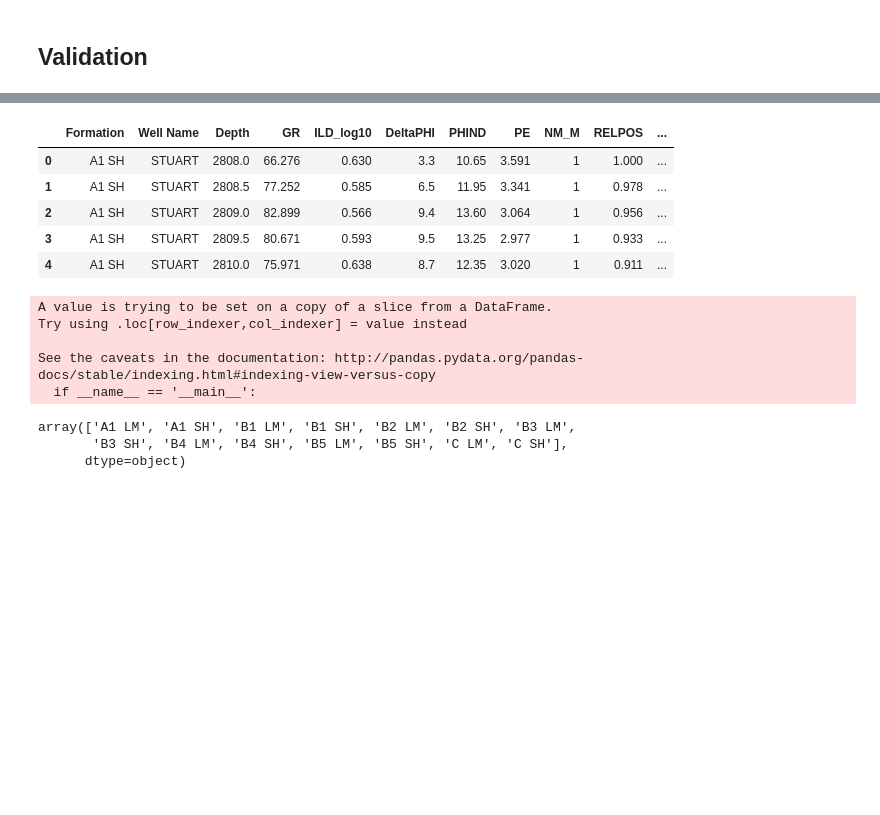
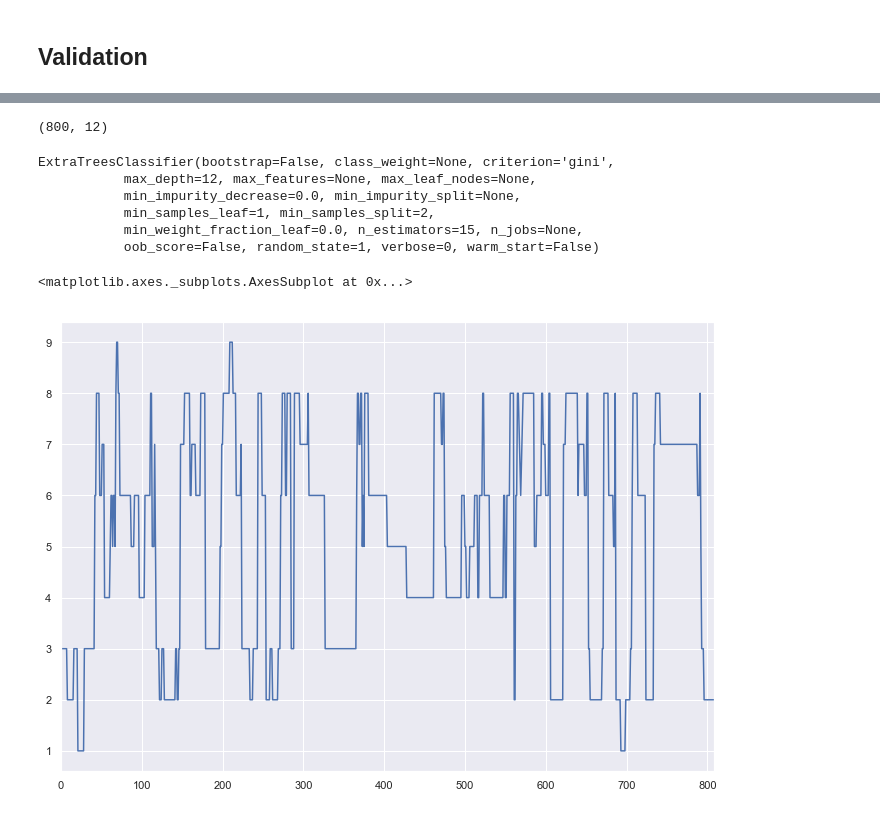
Before and after one commit to nshea3/SEG_Facies_Classification, a Jupyter notebook: welllogs.ipynb, the cells around one changed output, grey strips where cells are left out. Drawn from its saved outputs; the diff is of its cells as text; code cells hidden in the pictures; blank space fills up the shorter version.

```diff
--- a/welllogs.ipynb
+++ b/welllogs.ipynb
@@ -318,33 +307,30 @@ Index(['Formation', 'Well Name', 'Depth', 'GR', 'ILD_log10', 'DeltaPHI',
-# %%
-validation_data_all.head()
-# %% [output]
-|  | Formation | Well Name | Depth | GR | ILD_log10 | DeltaPHI | PHIND | PE | NM_M | RELPOS | ... |
-| 0 | A1 SH | STUART | 2808.0 | 66.276 | 0.630 | 3.3 | 10.65 | 3.591 | 1 | 1.000 | ... |
-| 1 | A1 SH | STUART | 2808.5 | 77.252 | 0.585 | 6.5 | 11.95 | 3.341 | 1 | 0.978 | ... |
-| 2 | A1 SH | STUART | 2809.0 | 82.899 | 0.566 | 9.4 | 13.60 | 3.064 | 1 | 0.956 | ... |
-| 3 | A1 SH | STUART | 2809.5 | 80.671 | 0.593 | 9.5 | 13.25 | 2.977 | 1 | 0.933 | ... |
-| 4 | A1 SH | STUART | 2810.0 | 75.971 | 0.638 | 8.7 | 12.35 | 3.020 | 1 | 0.911 | ... |
+# %%
+validation_data_all = validation_data_all[validation_data_all['LithCode'] < 10]
+validation_data_all.shape
+# %% [output]
+(800, 12)
 # %%
-
-
-validation_x = validation_data_all[[ 'GR', 'ILD_log10', 'DeltaPHI', 'PHIND', 'PE', 'NM_M','RELPOS', 'Formation', 'Depth']]
+validation_x = validation_data_all[[ 'GR', 'ILD_log10', 'DeltaPHI', 'PHIND', 'PE', 'NM_M','RELPOS', 'Depth']]
 validation_y = validation_data_all['LithCode']
-
-
-
-
-validation_x['Formation'] = le.transform(validation_x['Formation'])
-# %% [output]
-A value is trying to be set on a copy of a slice from a DataFrame.
-Try using .loc[row_indexer,col_indexer] = value instead
-
-See the caveats in the documentation: http://pandas.pydata.org/pandas-docs/stable/indexing.html#indexing-view-versus-copy
-  if __name__ == '__main__':
-# %%
-le.classes_
-# %% [output]
-array(['A1 LM', 'A1 SH', 'B1 LM', 'B1 SH', 'B2 LM', 'B2 SH', 'B3 LM',
-       'B3 SH', 'B4 LM', 'B4 SH', 'B5 LM', 'B5 SH', 'C LM', 'C SH'],
-      dtype=object)
+# %%
+etc = ExtraTreesClassifier(bootstrap=False, class_weight=None, criterion='gini',
+           max_depth=12, max_features=None, max_leaf_nodes=None,
+           min_impurity_decrease=0.0, min_impurity_split=None,
+           min_samples_leaf=1, min_samples_split=2,
+           min_weight_fraction_leaf=0.0, n_estimators=15, n_jobs=None,
+           oob_score=False, random_state=1, verbose=0, warm_start=False)
+etc.fit(X_train, y_train)
+# %% [output]
+ExtraTreesClassifier(bootstrap=False, class_weight=None, criterion='gini',
+           max_depth=12, max_features=None, max_leaf_nodes=None,
+           min_impurity_decrease=0.0, min_impurity_split=None,
+           min_samples_leaf=1, min_samples_split=2,
+           min_weight_fraction_leaf=0.0, n_estimators=15, n_jobs=None,
+           oob_score=False, random_state=1, verbose=0, warm_start=False)
+# %%
+validation_data_all['LithCode'].plot()
+# %% [output]
+<matplotlib.axes._subplots.AxesSubplot at 0x...>
+[figure, added]
 # %%
 validation_x.columns
```
Also changed, not shown: parts of 20 cells of this notebook.
